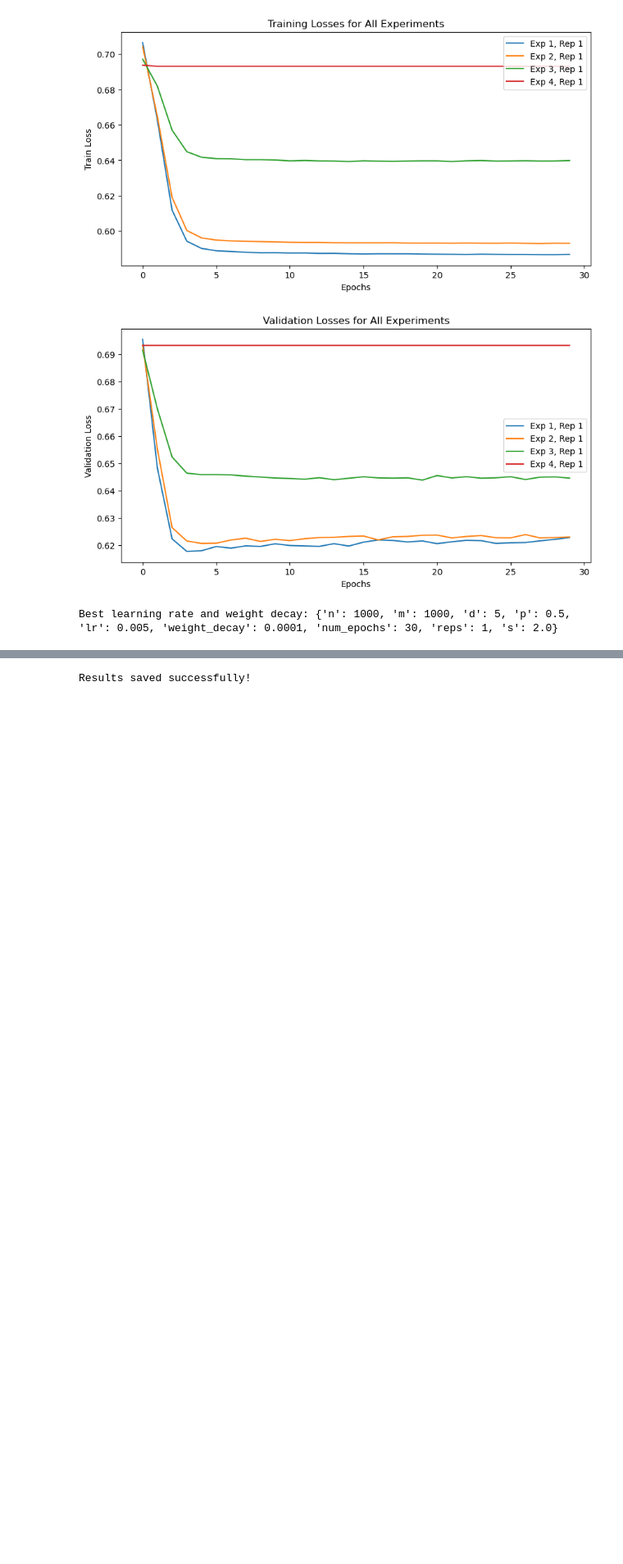
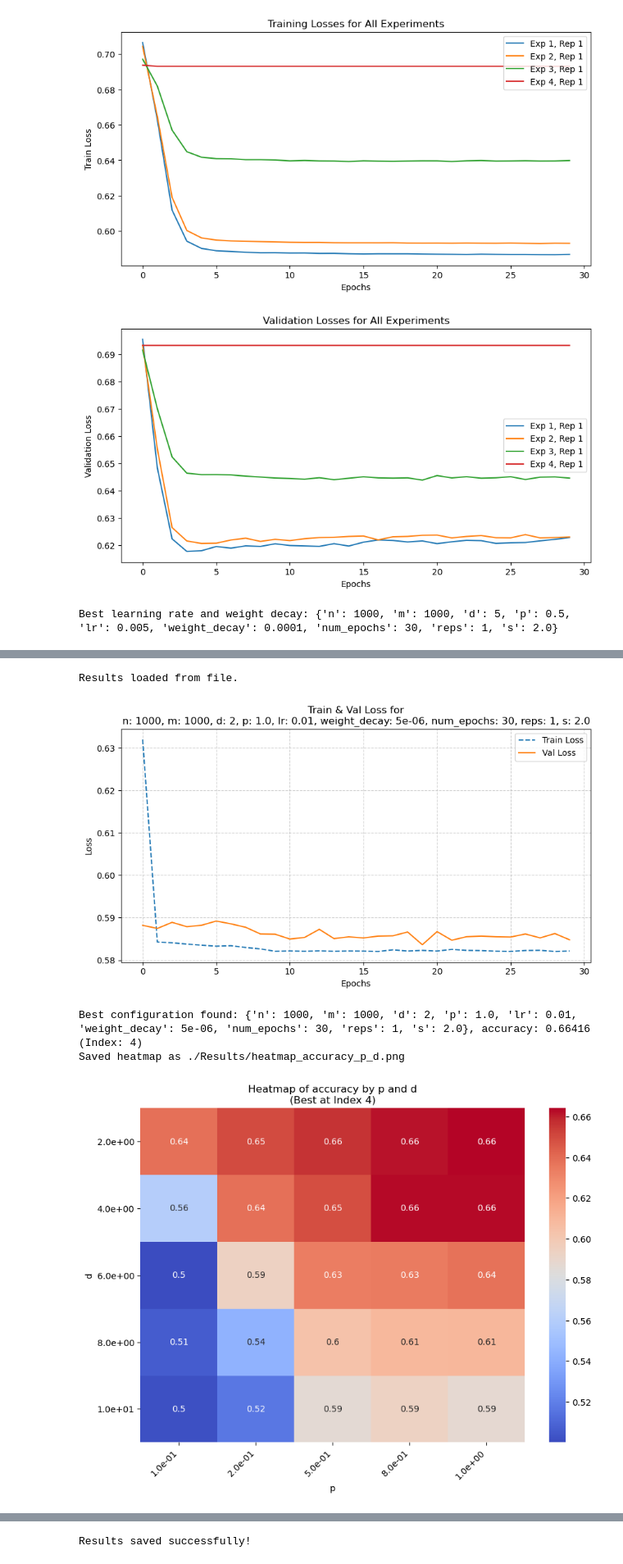
Before and after one commit to MayeulCassier/Matrix-Factorization-With-Comparison-Data, a Jupyter notebook: Parameter_Scan_results.ipynb, the cells around one changed output, grey strips where cells are left out. Shown at 82% size. Saved outputs shown, nothing was run; the diff lists cells and outputs as text; code cells hidden in the pictures; blank space fills up the shorter version.

```diff
--- a/Parameter_Scan_results.ipynb
+++ b/Parameter_Scan_results.ipynb
@@ -162,0 +96,28 @@ Running experiment with parameters: {'n': 1000, 'm': 1000, 'd': 6, 'p': 0.2, 'lr
+# %%
+import pickle
+import torch
+from helpers import *
+from visualization import *
+
+# open the file and put it in results with pickle load
+with open("./Data/results_parameter_scan_p_d.pkl", "rb") as f:
+    results = pickle.load(f)
+
+print("Results loaded from file.")
+# Values to scan
+p_values = [0.1, 0.2, 0.5, 0.8, 1.0]
+d_values = list(range(2, 11, 2))
+
+# Plot losses
+plot_losses(results, param_index=4, save_path="./Results/losses_p_d")
+
+# Plot heatmap for accuracy
+plot_heatmap_best_fixed(results, param_x="p", param_y="d", result_metric="accuracy", save_path="./Results/heatmap_accuracy_p_d")
+
+get_best_params_all_metrics(results)
+# %% [output]
+Results loaded from file.
+[figure, added]
+Best configuration found: {'n': 1000, 'm': 1000, 'd': 2, 'p': 1.0, 'lr': 0.01, 'weight_decay': 5e-06, 'num_epochs': 30, 'reps': 1, 's': 2.0}, accuracy: 0.66416 (Index: 4)
+Saved heatmap as ./Results/heatmap_accuracy_p_d.png
+[figure, added]
```
Also changed, not shown: parts of 15 cells of this notebook, 2 other files.
